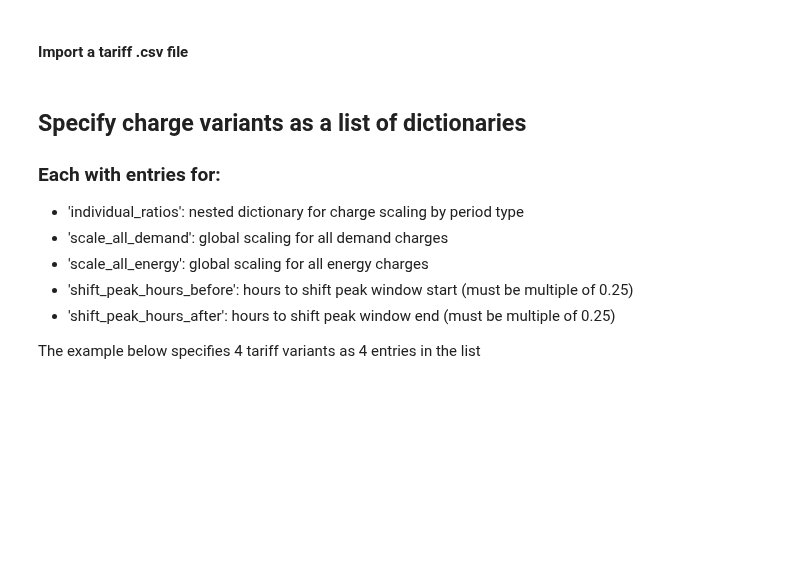
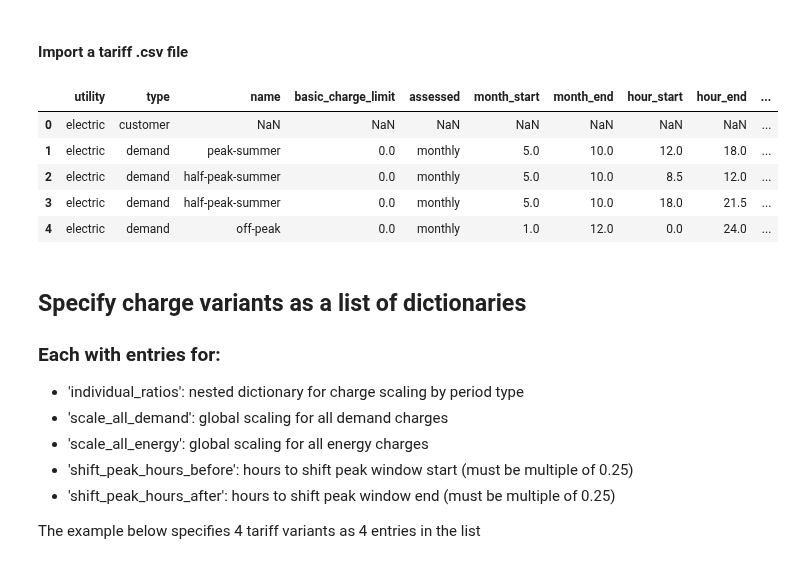
Before and after one commit to we3lab/eeco, a Jupyter notebook: examples/example_parametrize_charges.ipynb, the cells around one changed output. Cells and saved outputs as stored; diff of their text form; code cells hidden in the pictures; blank space fills up the shorter version.

```diff
--- a/examples/example_parametrize_charges.ipynb
+++ b/examples/example_parametrize_charges.ipynb
@@ -15,6 +15,15 @@ from electric_emission_cost.costs import (
 # path_to_tariffsheet = "../electric_emission_cost/data/tariff.csv"
 path_to_tariffsheet = "../electric_emission_cost/tests/data/input/billing_pge.csv"
 rate_df = pd.read_csv(path_to_tariffsheet, sep=",")
+# %%
+rate_df.head()
+# %% [output]
+|  | utility | type | name | basic_charge_limit | assessed | month_start | month_end | hour_start | hour_end | ... |
+| 0 | electric | customer | NaN | NaN | NaN | NaN | NaN | NaN | NaN | ... |
+| 1 | electric | demand | peak-summer | 0.0 | monthly | 5.0 | 10.0 | 12.0 | 18.0 | ... |
+| 2 | electric | demand | half-peak-summer | 0.0 | monthly | 5.0 | 10.0 | 8.5 | 12.0 | ... |
+| 3 | electric | demand | half-peak-summer | 0.0 | monthly | 5.0 | 10.0 | 18.0 | 21.5 | ... |
+| 4 | electric | demand | off-peak | 0.0 | monthly | 1.0 | 12.0 | 0.0 | 24.0 | ... |
 # %% [markdown]
 ## Specify charge variants as a list of dictionaries
 ### Each with entries for:
```
Also changed, not shown: parts of 3 cells of this notebook, 4 other files.
